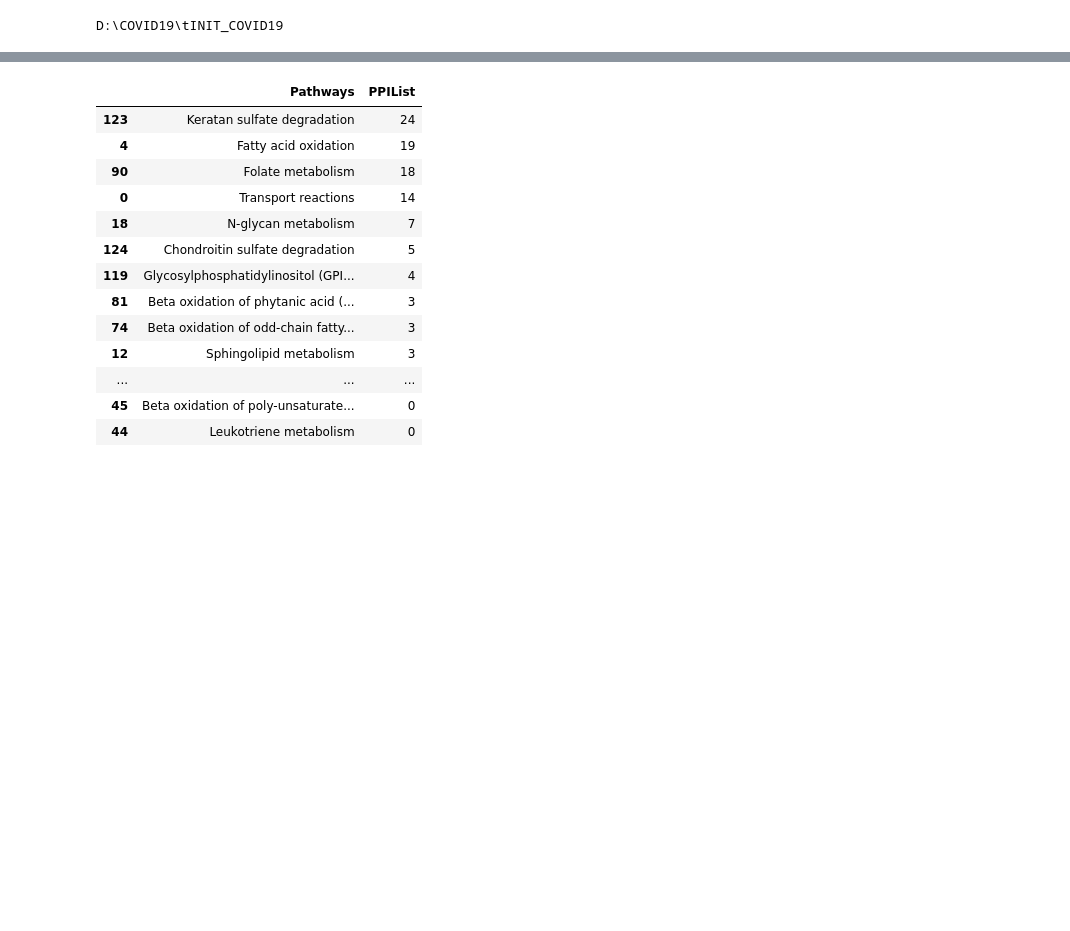
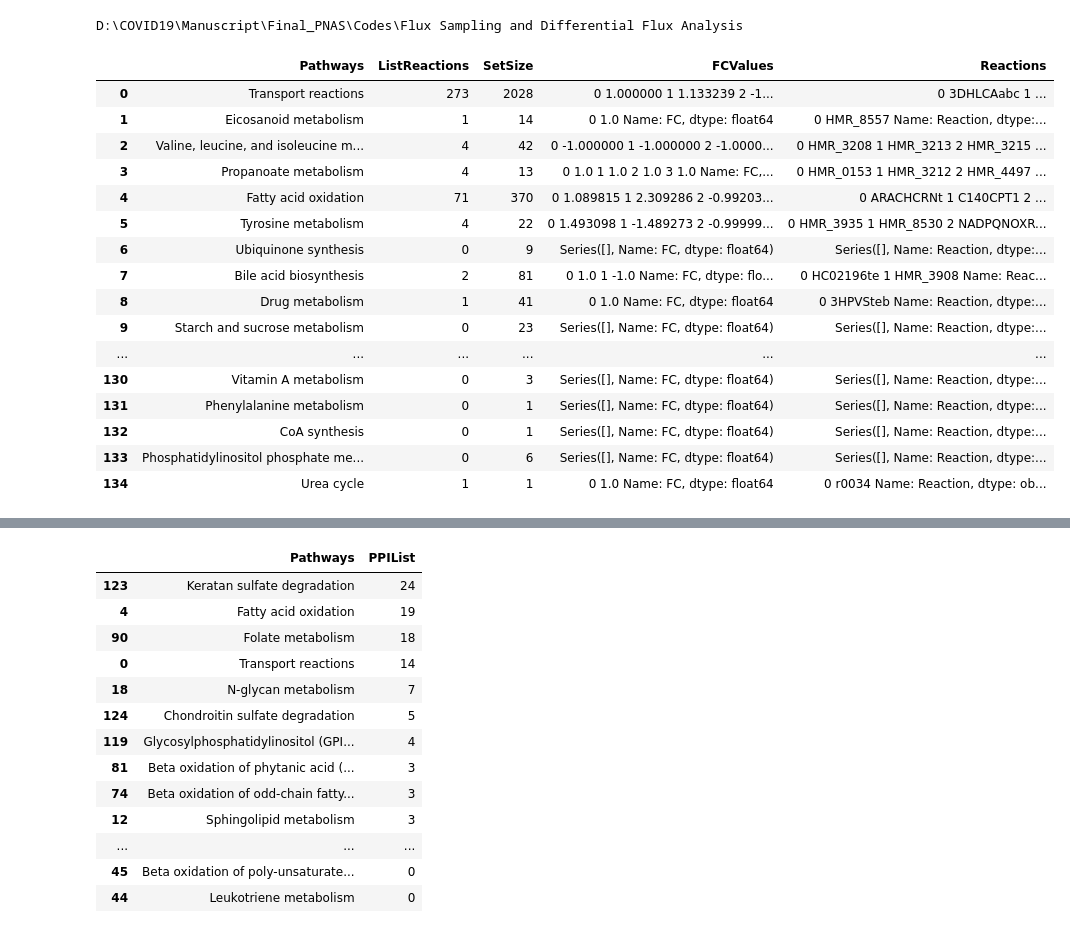
Before and after one commit to piyushnanda-sysbio/GS-DFA, a Jupyter notebook: Codes/PPI and Phosphoproteome/ppi_phos_integrated_analysis.ipynb, the cells around one changed output, grey strips where cells are left out. Cells and saved outputs as stored; diff of their text form; code cells hidden in the pictures; blank space fills up the shorter version.

```diff
--- a/Codes/PPI and Phosphoproteome/ppi_phos_integrated_analysis.ipynb
+++ b/Codes/PPI and Phosphoproteome/ppi_phos_integrated_analysis.ipynb
@@ -34,8 +34,8 @@ for path in subs['Var2'].unique():
     dataset=pd.concat([dataset,df_temp],axis=1)
 # %%
 # dataset.to_csv('ReactionSetStructuredNHBE.csv')
-# %%
-cd D:/COVID19/tINIT_COVID19/
-# %% [output]
-D:\COVID19\tINIT_COVID19
+# %%
+cd "D:/COVID19/Manuscript/Final_PNAS/Codes/Flux Sampling and Differential Flux Analysis"
+# %% [output]
+D:\COVID19\Manuscript\Final_PNAS\Codes\Flux Sampling and Differential Flux Analysis
 # %%
@@ -58,3 +60,23 @@ hyperdata=pd.DataFrame({'Pathways':dataset.columns,'ListReactions':listrxnSize,'
+# %%
+hyperdata
+# %% [output]
+|  | Pathways | ListReactions | SetSize | FCValues | Reactions |
+| 0 | Transport reactions | 273 | 2028 | 0 1.000000 1 1.133239 2 -1... | 0 3DHLCAabc 1 ... |
+| 1 | Eicosanoid metabolism | 1 | 14 | 0 1.0 Name: FC, dtype: float64 | 0 HMR_8557 Name: Reaction, dtype:... |
+| 2 | Valine, leucine, and isoleucine m... | 4 | 42 | 0 -1.000000 1 -1.000000 2 -1.0000... | 0 HMR_3208 1 HMR_3213 2 HMR_3215 ... |
+| 3 | Propanoate metabolism | 4 | 13 | 0 1.0 1 1.0 2 1.0 3 1.0 Name: FC,... | 0 HMR_0153 1 HMR_3212 2 HMR_4497 ... |
+| 4 | Fatty acid oxidation | 71 | 370 | 0 1.089815 1 2.309286 2 -0.99203... | 0 ARACHCRNt 1 C140CPT1 2 ... |
+| 5 | Tyrosine metabolism | 4 | 22 | 0 1.493098 1 -1.489273 2 -0.99999... | 0 HMR_3935 1 HMR_8530 2 NADPQNOXR... |
+| 6 | Ubiquinone synthesis | 0 | 9 | Series([], Name: FC, dtype: float64) | Series([], Name: Reaction, dtype:... |
+| 7 | Bile acid biosynthesis | 2 | 81 | 0 1.0 1 -1.0 Name: FC, dtype: flo... | 0 HC02196te 1 HMR_3908 Name: Reac... |
+| 8 | Drug metabolism | 1 | 41 | 0 1.0 Name: FC, dtype: float64 | 0 3HPVSteb Name: Reaction, dtype:... |
+| 9 | Starch and sucrose metabolism | 0 | 23 | Series([], Name: FC, dtype: float64) | Series([], Name: Reaction, dtype:... |
+| ... | ... | ... | ... | ... | ... |
+| 130 | Vitamin A metabolism | 0 | 3 | Series([], Name: FC, dtype: float64) | Series([], Name: Reaction, dtype:... |
+| 131 | Phenylalanine metabolism | 0 | 1 | Series([], Name: FC, dtype: float64) | Series([], Name: Reaction, dtype:... |
+| 132 | CoA synthesis | 0 | 1 | Series([], Name: FC, dtype: float64) | Series([], Name: Reaction, dtype:... |
+| 133 | Phosphatidylinositol phosphate me... | 0 | 6 | Series([], Name: FC, dtype: float64) | Series([], Name: Reaction, dtype:... |
+| 134 | Urea cycle | 1 | 1 | 0 1.0 Name: FC, dtype: float64 | 0 r0034 Name: Reaction, dtype: ob... |
 # %%
 hits=hyperdata['ListReactions']
 pool=hyperdata['SetSize']
```
Also changed, not shown: parts of 19 cells of this notebook, 1 other file.
